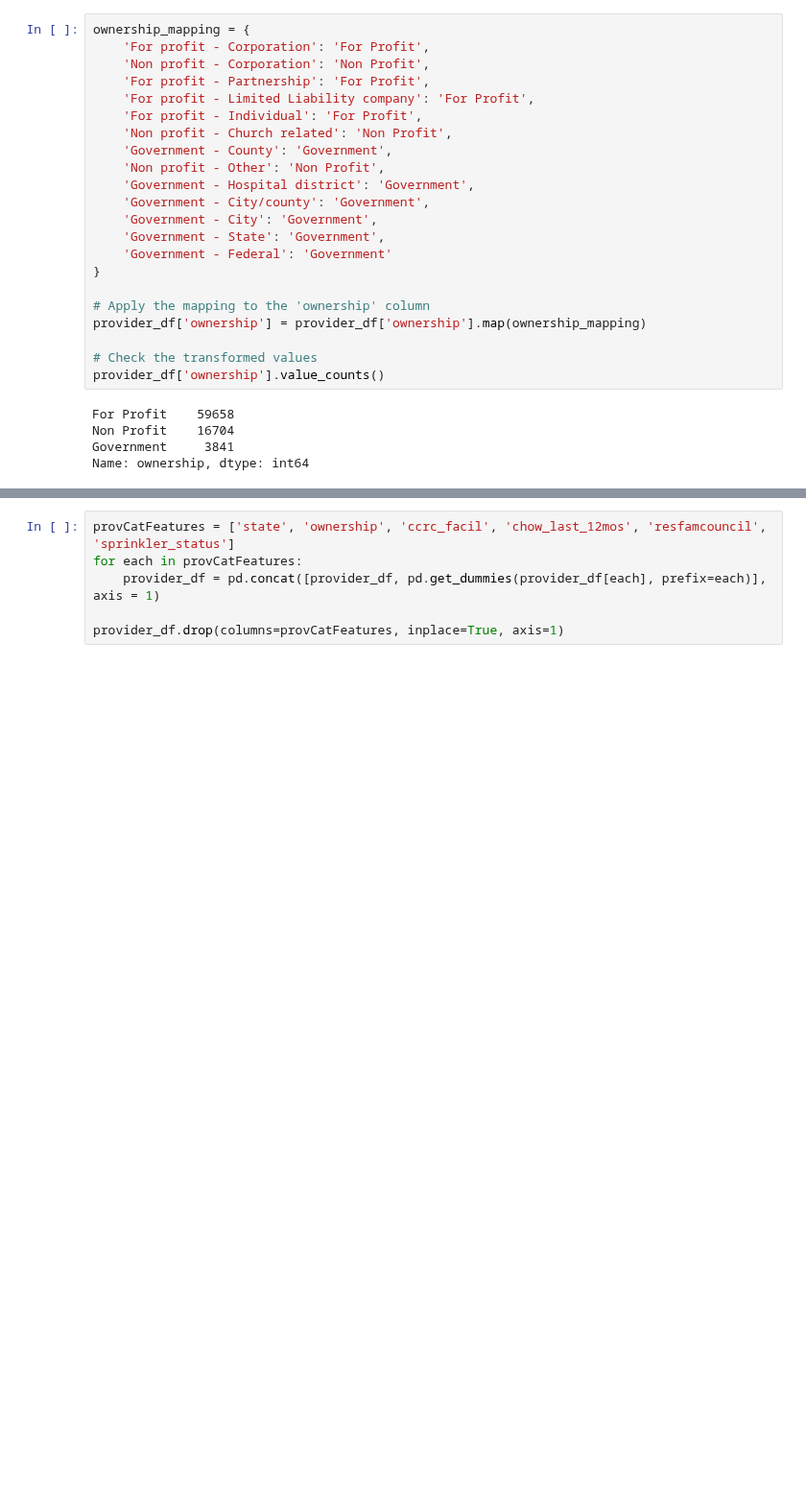
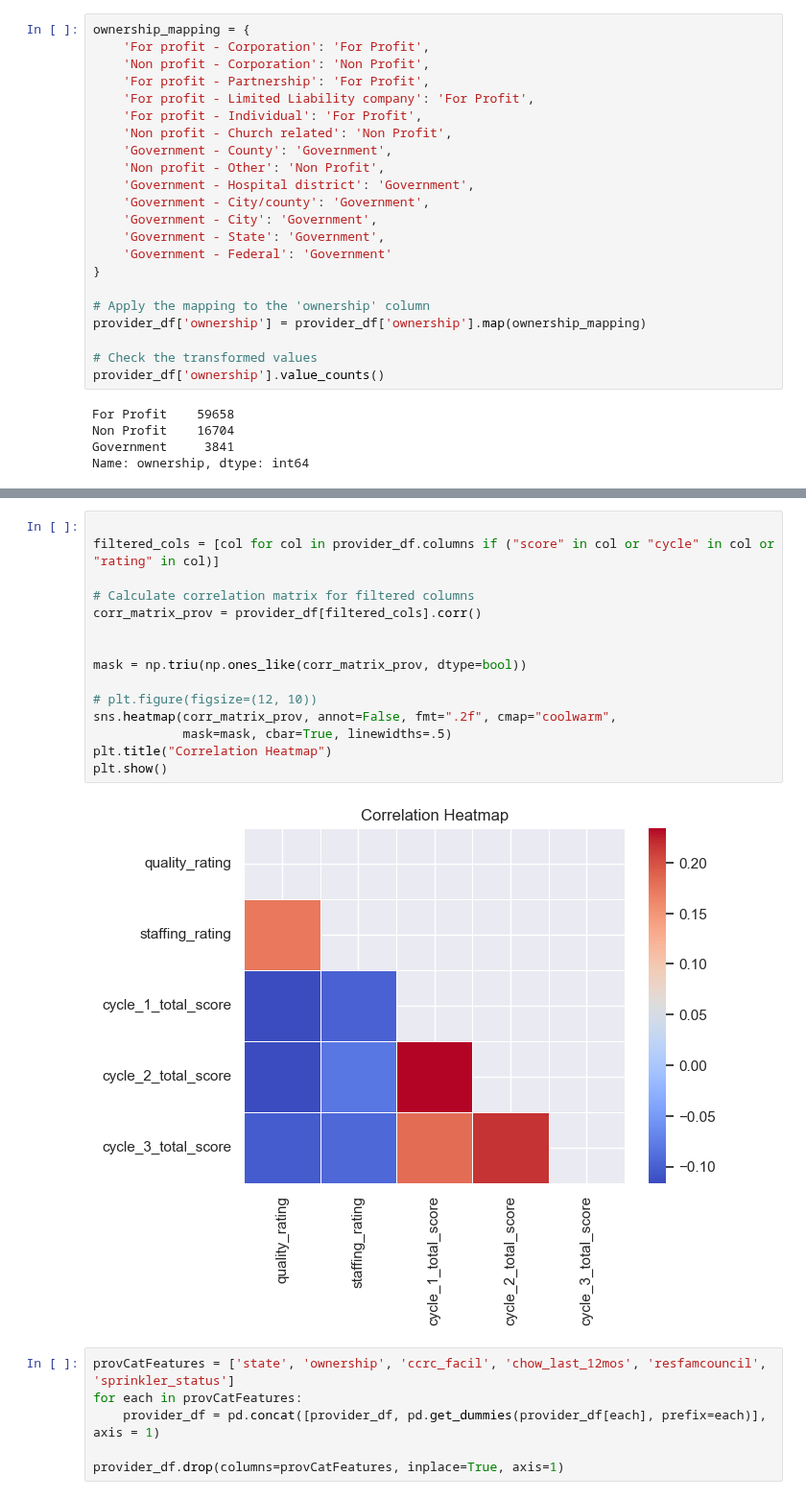
Before and after one commit to Musiik-fn/620-Project-Codebase, a Jupyter notebook: Codebase/620ProjectWhiteboard.ipynb, the cells around one changed output, grey strips where cells are left out. Shown at 96% size. Cells and saved outputs as stored; diff of their text form; blank space fills up the shorter version.

```diff
--- a/Codebase/620ProjectWhiteboard.ipynb
+++ b/Codebase/620ProjectWhiteboard.ipynb
@@ -1217,3 +1254,20 @@ Name: ownership, dtype: int64
+# %%
+
+filtered_cols = [col for col in provider_df.columns if ("score" in col or "cycle" in col or "rating" in col)]
+
+# Calculate correlation matrix for filtered columns
+corr_matrix_prov = provider_df[filtered_cols].corr()
+
+
+mask = np.triu(np.ones_like(corr_matrix_prov, dtype=bool))
+
+# plt.figure(figsize=(12, 10))
+sns.heatmap(corr_matrix_prov, annot=False, fmt=".2f", cmap="coolwarm",
+            mask=mask, cbar=True, linewidths=.5)
+plt.title("Correlation Heatmap")
+plt.show()
+# %% [output]
+[figure, added]
 # %%
 provCatFeatures = ['state', 'ownership', 'ccrc_facil', 'chow_last_12mos', 'resfamcouncil', 'sprinkler_status']
 for each in provCatFeatures:
```
Also changed, not shown: parts of 4 cells of this notebook, 9 other files.
